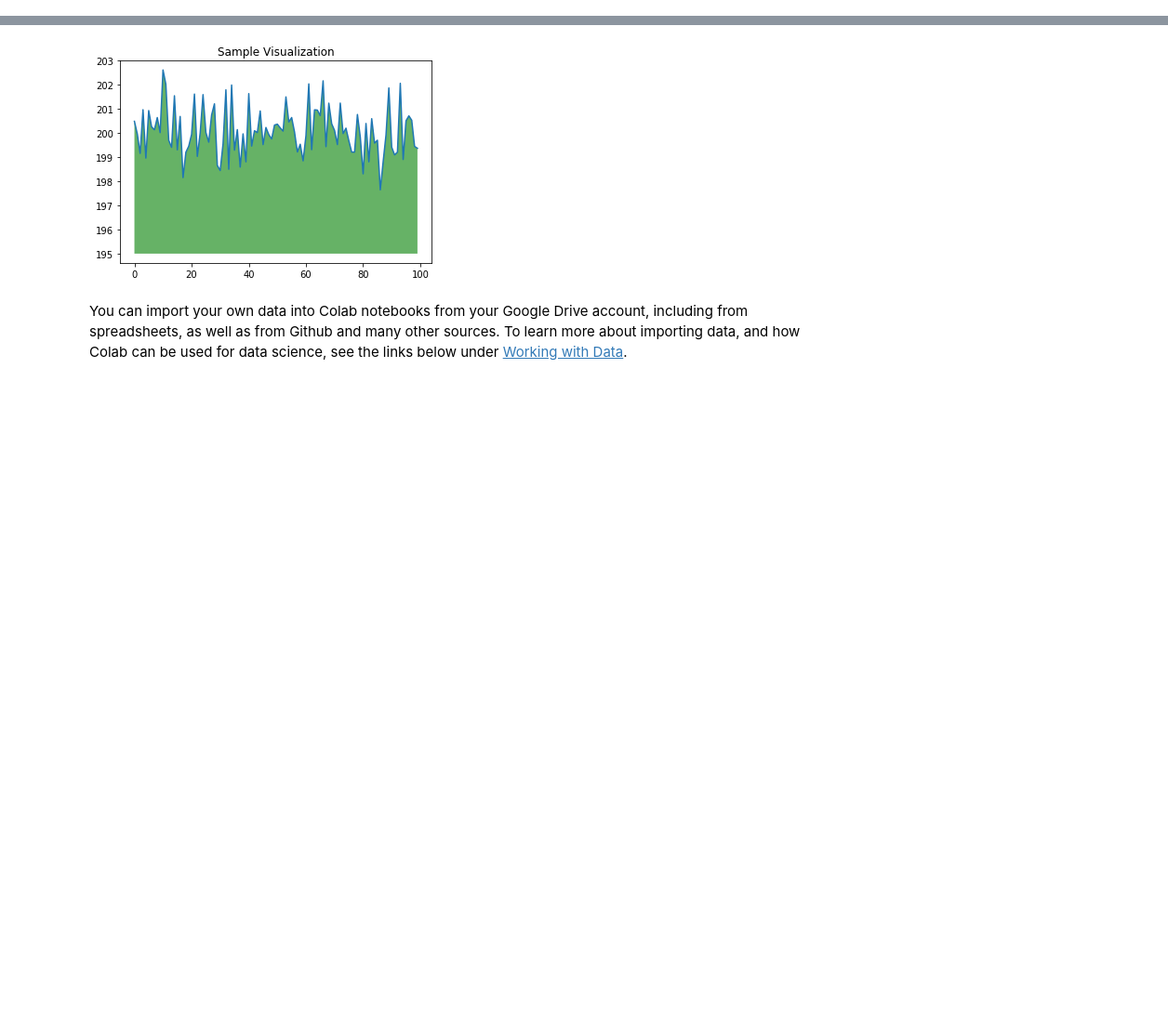
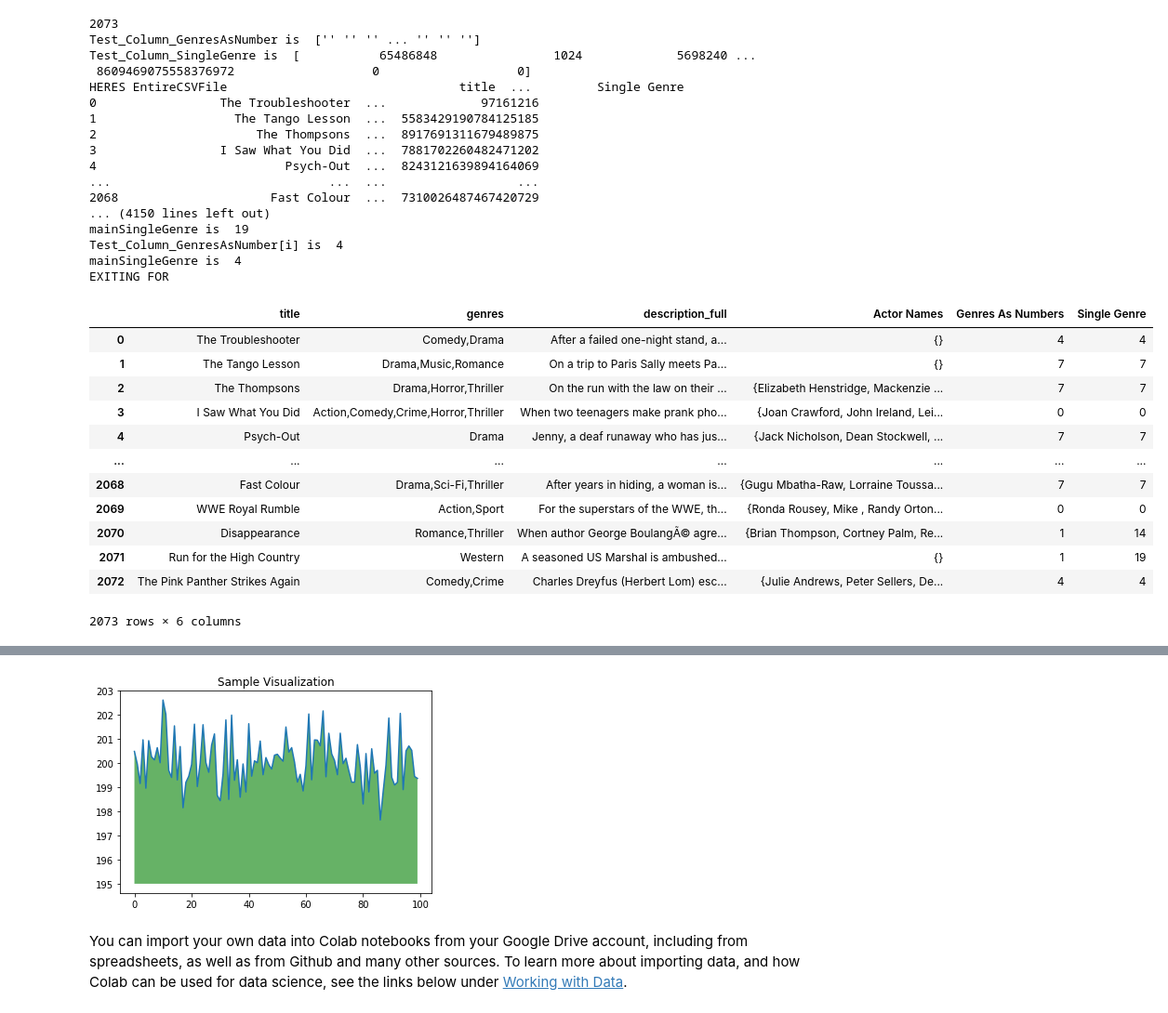
Before and after one commit to AymanKamran/Google-DevFest2020-Toronto, a Jupyter notebook: Solution_Notebook.ipynb, the cells around one changed output, grey strips where cells are left out. Shown at 93% size. Saved outputs shown, nothing was run; the diff lists cells and outputs as text; code cells hidden in the pictures; blank space fills up the shorter version.

Commit message:
Numerous Functionalities completed - including hooking to all data sets, cleaning data, accessing all dataframes

```diff
--- a/Solution_Notebook.ipynb
+++ b/Solution_Notebook.ipynb
@@ -38 +153,76 @@ Colab notebooks are Jupyter notebooks that are hosted by Colab. To learn more ab
+# %%
+#First determine length of "Test" csv file (number of rows)
+testsLength = len(test['title'])
+print (testsLength)
+
+#Now we'll create an empty array of length equal to testsLength. Call this " "Genres as Numbers""This contains all genres
+Test_Column_GenresAsNumber = np.empty(testsLength, dtype=str)
+print ("Test_Column_GenresAsNumber is ", Test_Column_GenresAsNumber)
+
+#Now we'll create another empty array of length equal to testsLength. call this Main Genre (not sure if its acc the main genre)
+#rather its just the first genre in the column called Genres as Numbers
+Test_Column_SingleGenre = np.empty(testsLength, dtype=int)
+print ("Test_Column_SingleGenre is ", Test_Column_SingleGenre)
+
+
+#Now lets use code to convert all genres from words into numbers. We'll iterate thru the "genres column"
+EntireCSVFile = test.head(testsLength) #this contains all rows
+print("HERES EntireCSVFile", EntireCSVFile)
+
+print ("ENTERING FOR")
+for i in range(testsLength):
+  #find and replace each genre with its number. sytax: string.replace(old, new, count)
+  # print(EntireCSVFile['genres'][i])
+  current_Genres= EntireCSVFile['genres'][i]
+  replacedWithNums = current_Genres.replace("Action", "0", 2).replace("Adventure", "1", 2).replace("Animation", "2", 2).replace("Biography", "3", 2).replace("Comedy", "4", 2).replace("Crime", "5", 2).replace("Documentary", "6", 2).replace("Drama", "7", 2).replace("Family", "8", 2).replace("Fantasy", "9", 2).replace("History", "10", 2).replace("Horror", "11", 2).replace("Musical", "12", 2).replace("Mystery", "13", 2).replace("Romance", "14", 2).replace("Sci-Fi", "15", 2).replace("Sport", "16", 2).replace("Thriller", "17", 2).replace("War", "18", 2).replace("Western", "19", 2).replace("Music", "20", 2).replace("Film-Noir", "21", 2)
+  # print("replaced: ", replacedWithNums)
+  # # push y onto new column
+  Test_Column_GenresAsNumber[i] = replacedWithNums
+  print("Test_Column_GenresAsNumber[i] is ", Test_Column_GenresAsNumber[i])
+  mainSingleGenre = ""
+  for element in replacedWithNums:
+    if element == ',' :
+      break
+    mainSingleGenre += element
+  # print ("mainSingleGenre is ", mainSingleGenre)
+  Test_Column_SingleGenre[i] = mainSingleGenre
+
+print ("EXITING FOR")
+#Finally, we'll add these 2 columns to our csv Test file.
+test['Single Genre'] = Test_Column_SingleGenre
+test['Genres As Numbers'] = Test_Column_GenresAsNumber
+
+#print to check it out
+test
+# %% [output]
+2073
+Test_Column_GenresAsNumber is  ['' '' '' ... '' '' '']
+Test_Column_SingleGenre is  [           65486848                1024             5698240 ...
+ 8609469075558376972                   0                   0]
+HERES EntireCSVFile                                title  ...         Single Genre
+0                 The Troubleshooter  ...             97161216
+1                   The Tango Lesson  ...  5583429190784125185
+2                      The Thompsons  ...  8917691311679489875
+3                 I Saw What You Did  ...  7881702260482471202
+4                          Psych-Out  ...  8243121639894164069
+...                              ...  ...                  ...
+2068                     Fast Colour  ...  7310026487467420729
+... (4150 lines left out)
+mainSingleGenre is  19
+Test_Column_GenresAsNumber[i] is  4
+mainSingleGenre is  4
+EXITING FOR
+|  | title | genres | description_full | Actor Names | Genres As Numbers | Single Genre |
+| 0 | The Troubleshooter | Comedy,Drama | After a failed one-night stand, a... | {} | 4 | 4 |
+| 1 | The Tango Lesson | Drama,Music,Romance | On a trip to Paris Sally meets Pa... | {} | 7 | 7 |
+| 2 | The Thompsons | Drama,Horror,Thriller | On the run with the law on their ... | {Elizabeth Henstridge, Mackenzie ... | 7 | 7 |
+| 3 | I Saw What You Did | Action,Comedy,Crime,Horror,Thriller | When two teenagers make prank pho... | {Joan Crawford, John Ireland, Lei... | 0 | 0 |
+| 4 | Psych-Out | Drama | Jenny, a deaf runaway who has jus... | {Jack Nicholson, Dean Stockwell, ... | 7 | 7 |
+| ... | ... | ... | ... | ... | ... | ... |
+| 2068 | Fast Colour | Drama,Sci-Fi,Thriller | After years in hiding, a woman is... | {Gugu Mbatha-Raw, Lorraine Toussa... | 7 | 7 |
+| 2069 | WWE Royal Rumble | Action,Sport | For the superstars of the WWE, th... | {Ronda Rousey, Mike , Randy Orton... | 0 | 0 |
+| 2070 | Disappearance | Romance,Thriller | When author George BoulangÃ© agre... | {Brian Thompson, Cortney Palm, Re... | 1 | 14 |
+| 2071 | Run for the High Country | Western | A seasoned US Marshal is ambushed... | {} | 1 | 19 |
+| 2072 | The Pink Panther Strikes Again | Comedy,Crime | Charles Dreyfus (Herbert Lom) esc... | {Julie Andrews, Peter Sellers, De... | 4 | 4 |
+2073 rows × 6 columns
 # %% [markdown]
```
Also changed, not shown: parts of 23 cells of this notebook.
